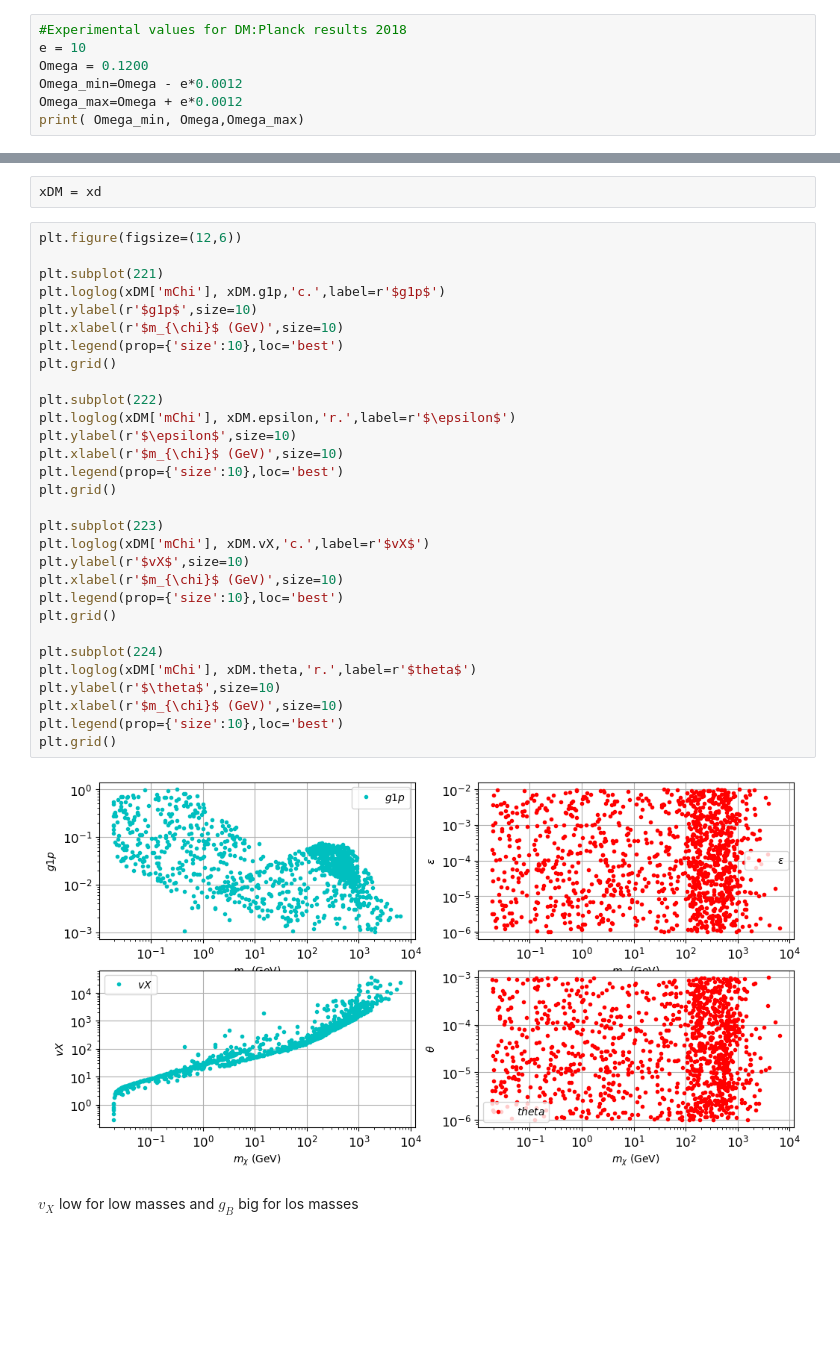
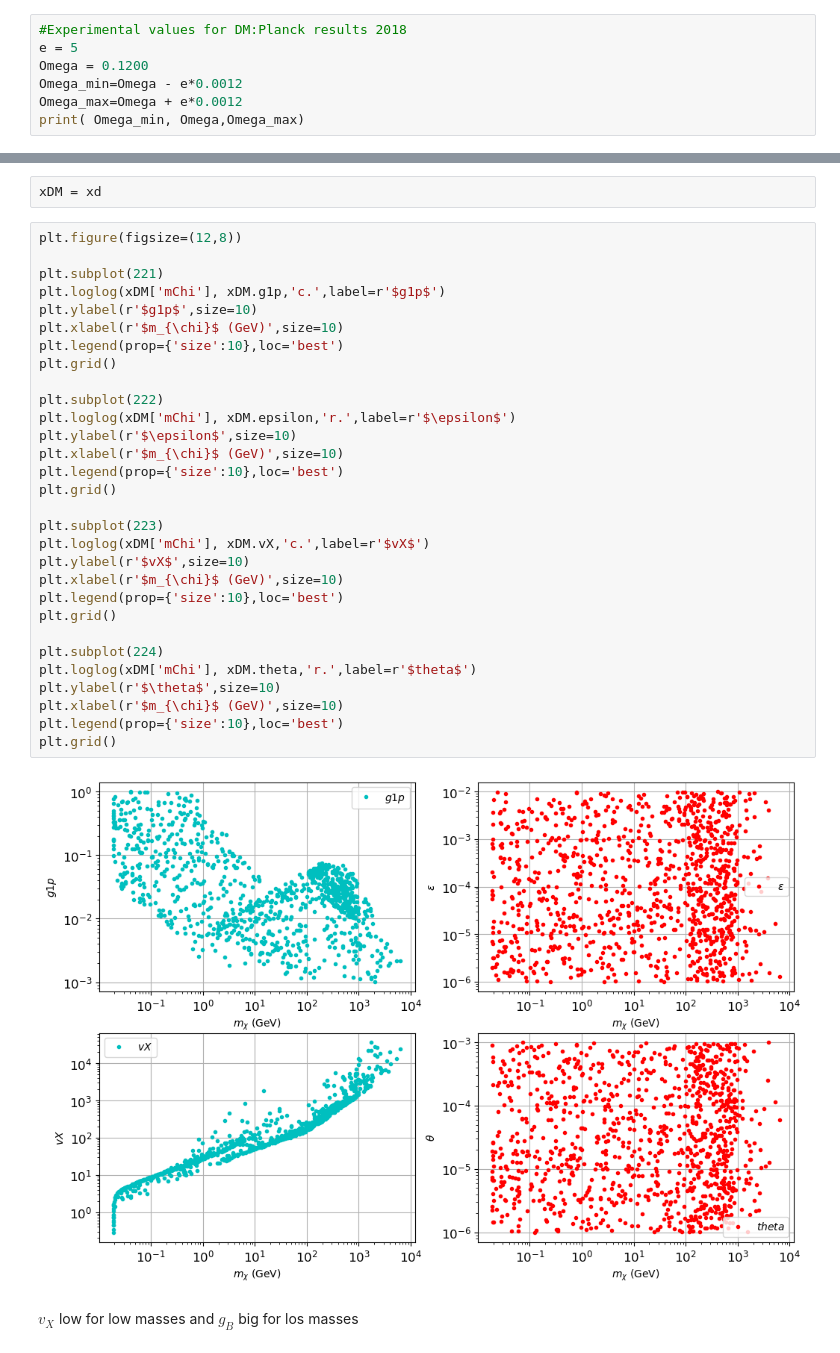
Before and after one commit to davidsuarezr/MDEO, a Jupyter notebook: random-scan-DM.ipynb, the cells around one changed output, grey strips where cells are left out. Drawn from its saved outputs; the diff is of its cells as text; blank space fills up the shorter version.

```diff
--- a/random-scan-DM.ipynb
+++ b/random-scan-DM.ipynb
@@ -48,7 +48,7 @@ del[xd['index']]
 ## Dark matter $\Omega h^2$
 # %%
 #Experimental values for DM:Planck results 2018
-e = 10
+e = 5
 Omega = 0.1200
 Omega_min=Omega - e*0.0012
 Omega_max=Omega + e*0.0012
@@ -425,37 +425,37 @@ No artists with labels found to put in legend.  Note that artists whose label st
 # %%
 xDM = xd
 # %%
-plt.figure(figsize=(12,6))
+plt.figure(figsize=(12,8))
 
 plt.subplot(221)
 plt.loglog(xDM['mChi'], xDM.g1p,'c.',label=r'$g1p$')
 plt.ylabel(r'$g1p$',size=10)
 plt.xlabel(r'$m_{\chi}$ (GeV)',size=10)
 plt.legend(prop={'size':10},loc='best')
 plt.grid()
 
 plt.subplot(222)
 plt.loglog(xDM['mChi'], xDM.epsilon,'r.',label=r'$\epsilon$')
 plt.ylabel(r'$\epsilon$',size=10)
 plt.xlabel(r'$m_{\chi}$ (GeV)',size=10)
 plt.legend(prop={'size':10},loc='best')
 plt.grid()
 
 plt.subplot(223)
 plt.loglog(xDM['mChi'], xDM.vX,'c.',label=r'$vX$')
 plt.ylabel(r'$vX$',size=10)
 plt.xlabel(r'$m_{\chi}$ (GeV)',size=10)
 plt.legend(prop={'size':10},loc='best')
 plt.grid()
 
 plt.subplot(224)
 plt.loglog(xDM['mChi'], xDM.theta,'r.',label=r'$theta$')
 plt.ylabel(r'$\theta$',size=10)
 plt.xlabel(r'$m_{\chi}$ (GeV)',size=10)
 plt.legend(prop={'size':10},loc='best')
 plt.grid()
 # %% [output]
-[figure, old version]
+[figure, new version]
 # %% [markdown]
 $v_X$ low for low masses and $g_{B}$ big for los masses
 # %%
```
Also changed, not shown: parts of 8 cells of this notebook, 1 other file.
